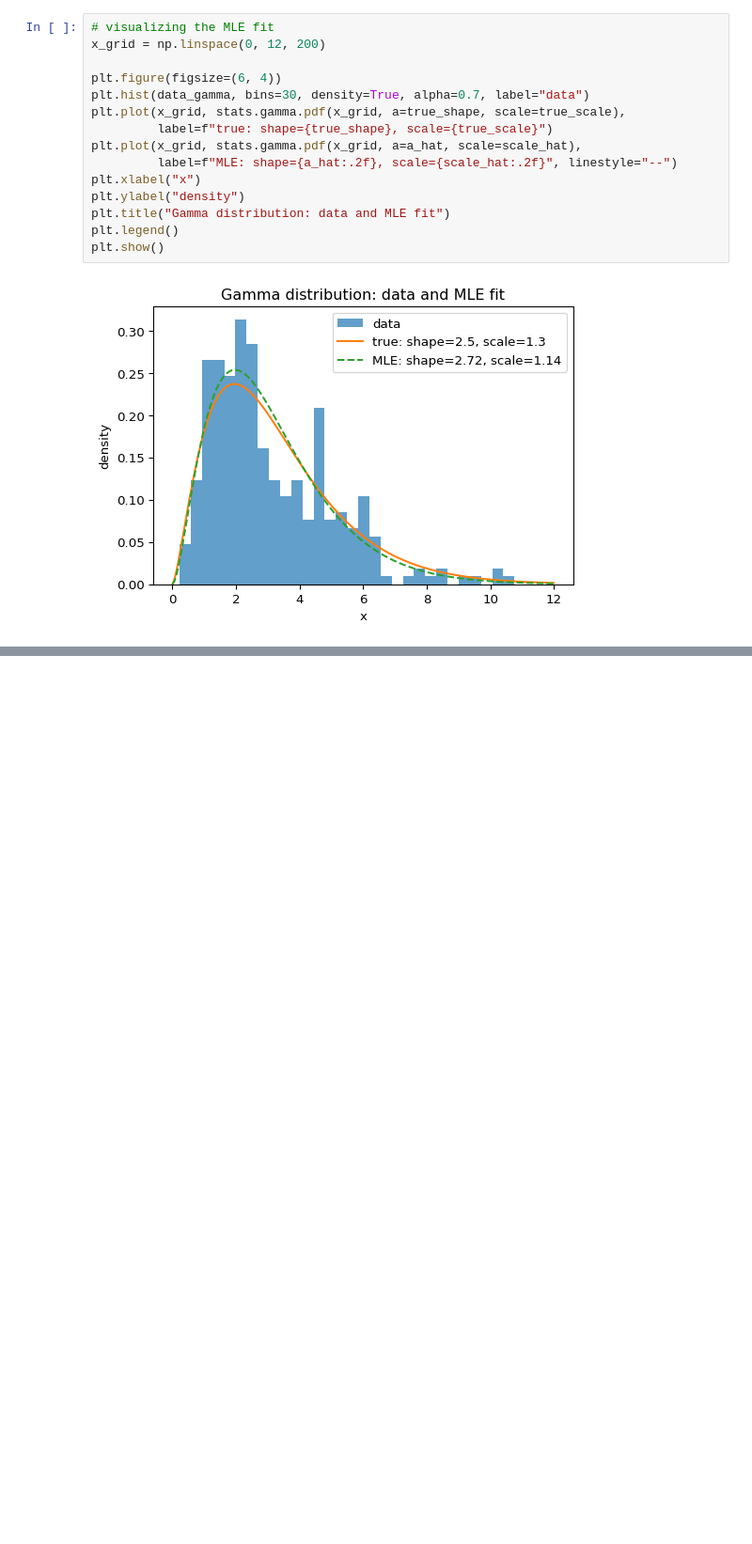
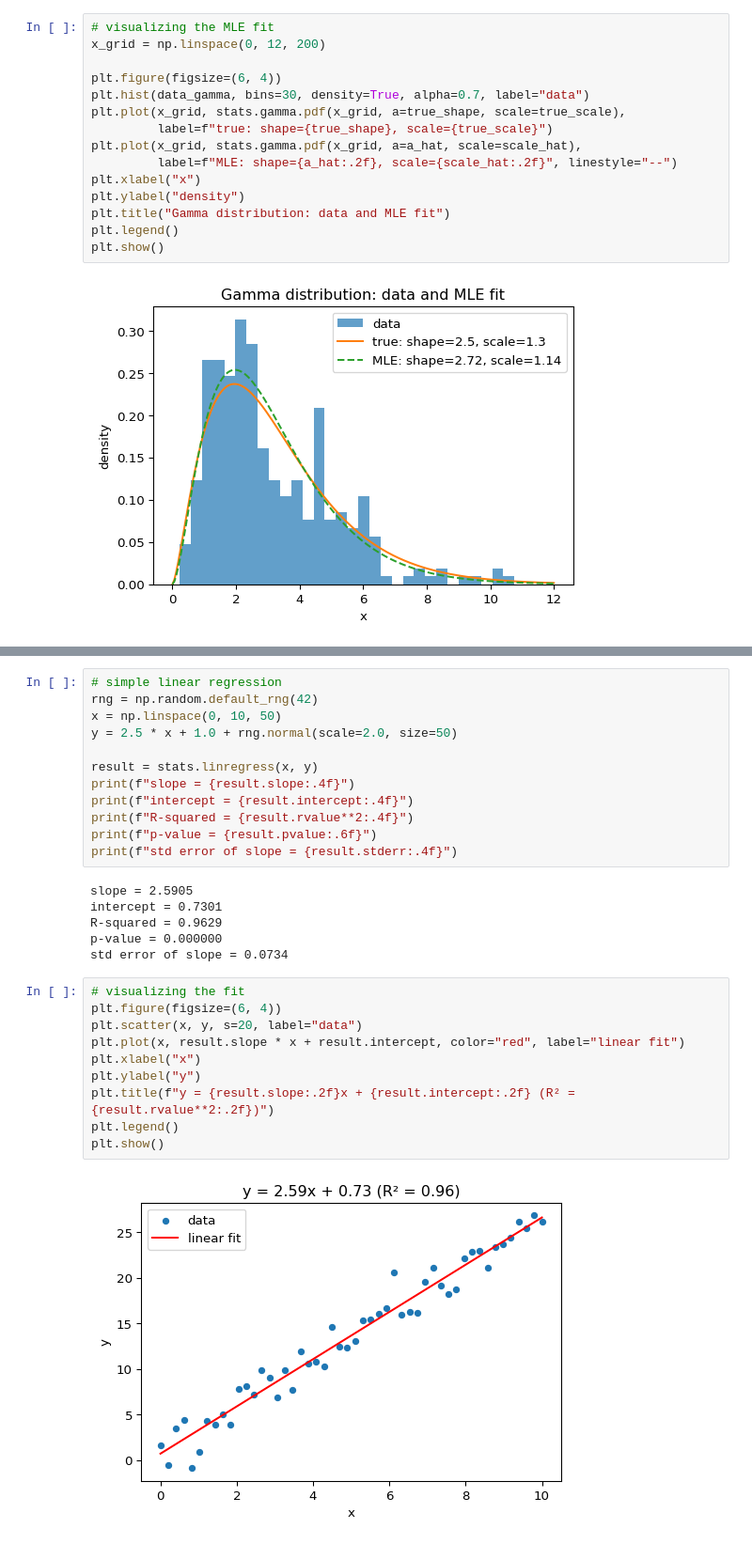
Before and after one commit to pfaffelh/python_for_data, a Jupyter notebook: notebooks/09_analyzing_data.ipynb, the cells around one changed output, grey strips where cells are left out. Shown at 94% size. Cells and saved outputs as stored; diff of their text form; blank space fills up the shorter version.

```diff
--- a/notebooks/09_analyzing_data.ipynb
+++ b/notebooks/09_analyzing_data.ipynb
@@ -311,0 +390,30 @@ estimate (related to the Fisher information).
+# %%
+# simple linear regression
+rng = np.random.default_rng(42)
+x = np.linspace(0, 10, 50)
+y = 2.5 * x + 1.0 + rng.normal(scale=2.0, size=50)
+
+result = stats.linregress(x, y)
+print(f"slope = {result.slope:.4f}")
+print(f"intercept = {result.intercept:.4f}")
+print(f"R-squared = {result.rvalue**2:.4f}")
+print(f"p-value = {result.pvalue:.6f}")
+print(f"std error of slope = {result.stderr:.4f}")
+# %% [output]
+slope = 2.5905
+intercept = 0.7301
+R-squared = 0.9629
+p-value = 0.000000
+std error of slope = 0.0734
+# %%
+# visualizing the fit
+plt.figure(figsize=(6, 4))
+plt.scatter(x, y, s=20, label="data")
+plt.plot(x, result.slope * x + result.intercept, color="red", label="linear fit")
+plt.xlabel("x")
+plt.ylabel("y")
+plt.title(f"y = {result.slope:.2f}x + {result.intercept:.2f} (R² = {result.rvalue**2:.2f})")
+plt.legend()
+plt.show()
+# %% [output]
+[figure, added]
```
Also changed, not shown: parts of 17 cells of this notebook, 40 other files.
